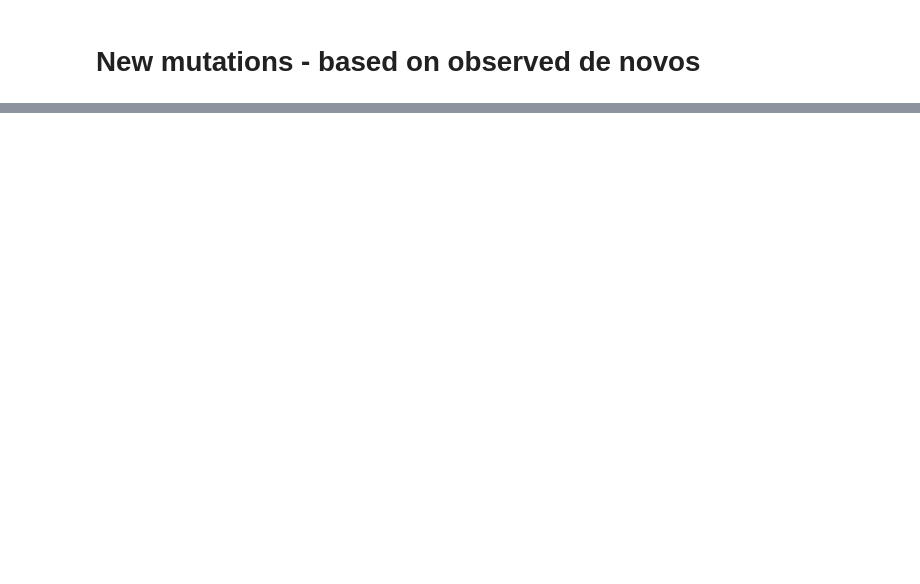
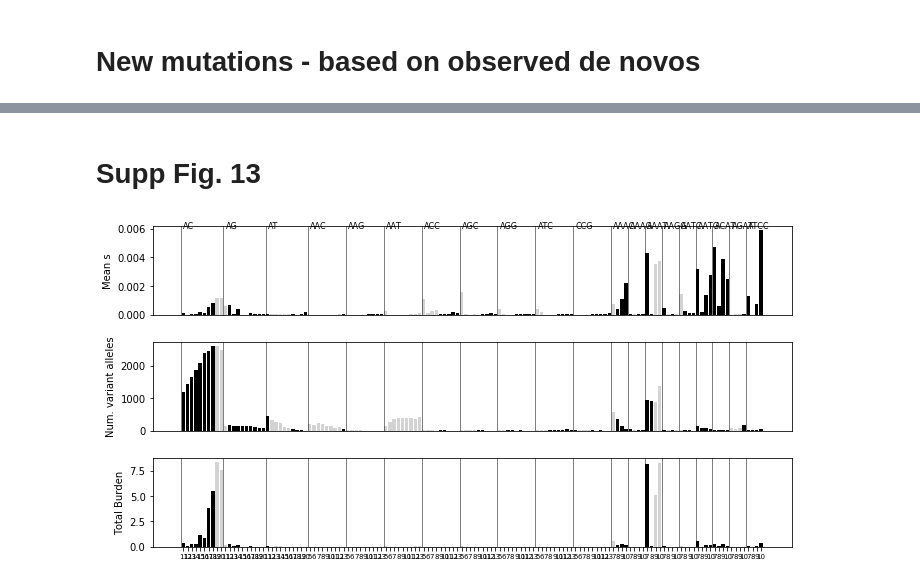
Before and after one commit to BonnieCSE/STRSelection, a Jupyter notebook: figures/Figure4-MG.ipynb, the cells around one changed output, grey strips where cells are left out. Cells and saved outputs as stored; diff of their text form; code cells hidden in the pictures; blank space fills up the shorter version.

```diff
--- a/figures/Figure4-MG.ipynb
+++ b/figures/Figure4-MG.ipynb
@@ -197,9 +236,11 @@ for elem in joint_results:
     joint_results2[(elem[2], elem[1])] = joint_results[elem][0]*joint_results[elem][1]
 # %%
 # Load gangstr ref
+import utils
 gref_file = "/gymreklab-tscc/mousavi/analysis/1000genomes/additional_runtime_files/regions/hg38_supp.bed"
 gref = pd.read_csv(gref_file, sep="\t", names=["chrom","start","end","period","motif","repseq"])
 gref["optimal_ru"] = gref.apply(lambda x: int((x["end"]-x["start"]+1)/x["period"]), 1)
+gref["motif"] = gref["motif"].apply(lambda x: utils.GetCanonicalMotif(x))
 # %%
 NUMBS = 100
 
@@ -270,0 +325,58 @@ Total burden only neg (sistr2): 0.019543998340849997 (0.006129031681813753-0.031
+# %% [markdown]
+# Supp Fig. 13
+# %%
+# Breakdown of inherited burden by motif
+iburden = pd.read_csv("fig4_inherited_burden.csv")
+iburden["motif"] = iburden["Motif"]
+iburden["opt"] = iburden["Optimal_allele"]
+iburden = pd.merge(iburden, motif_incl[["motif","opt","include"]])
+iburden["period"] = iburden["Motif"].apply(len)
+iburden["color"] = iburden["include"].apply(lambda x: ["lightgray","black"][x])
+
+iburden = iburden.sort_values(["period","Motif","Optimal_allele"])
+vertlines = [-0.5]
+motifs = [iburden["Motif"].values[0]]
+mpos = [0]
+for i in range((iburden.shape[0])-1):
+    if iburden["Motif"].values[i] != iburden["Motif"].values[i+1]:
+        vertlines.append(i+0.5)
+        motifs.append(iburden["Motif"].values[i+1])
+        mpos.append(i+1)
+# %%
+fig = plt.figure()
+fig.set_size_inches((10, 5))
+ax = fig.add_subplot(311)
+ax.bar(range(iburden.shape[0]), (iburden["Expected_s_value"]), color=iburden["color"])
+ax.set_xticks([])
+for vl in vertlines:
+    ax.axvline(x=vl, color="black", linewidth=0.5)
+for i in range(len(motifs)):
+    ax.annotate(motifs[i], (mpos[i], 0.006), size=8)
+ax.set_ylabel("Mean s")
+#ax.set_yscale('log')
+
+
+ax = fig.add_subplot(312)
+ax.bar(range(iburden.shape[0]), (iburden["Num_variant_alleles"]), color=iburden["color"])
+ax.set_xticks([])
+for vl in vertlines:
+    ax.axvline(x=vl, color="black", linewidth=0.5)
+#for i in range(len(motifs)):
+#    ax.annotate(motifs[i], (mpos[i], 2200), size=8)
+ax.set_ylabel("Num. variant alleles")
+
+ax = fig.add_subplot(313)
+ax.bar(range(iburden.shape[0]), (iburden["Burden"]), color=iburden["color"])
+ax.set_xticks(range(iburden.shape[0]))
+for vl in vertlines:
+    ax.axvline(x=vl, color="black", linewidth=0.5)
+#for i in range(len(motifs)):
+#    ax.annotate(motifs[i], (mpos[i], 0.012), size=8)
+ax.set_xticklabels(iburden.apply(lambda x: str(x["Optimal_allele"]), 1), rotation=0, size=7)
+ax.set_ylabel("Total Burden")
+#ax.set_yscale('log')
+fig.tight_layout()
+
+fig.savefig("SuppFig-burdenByMotif-Inherited-NA12864.pdf")
+# %% [output]
+[figure, added]
```
Also changed, not shown: parts of 7 cells of this notebook, 1 other file.
